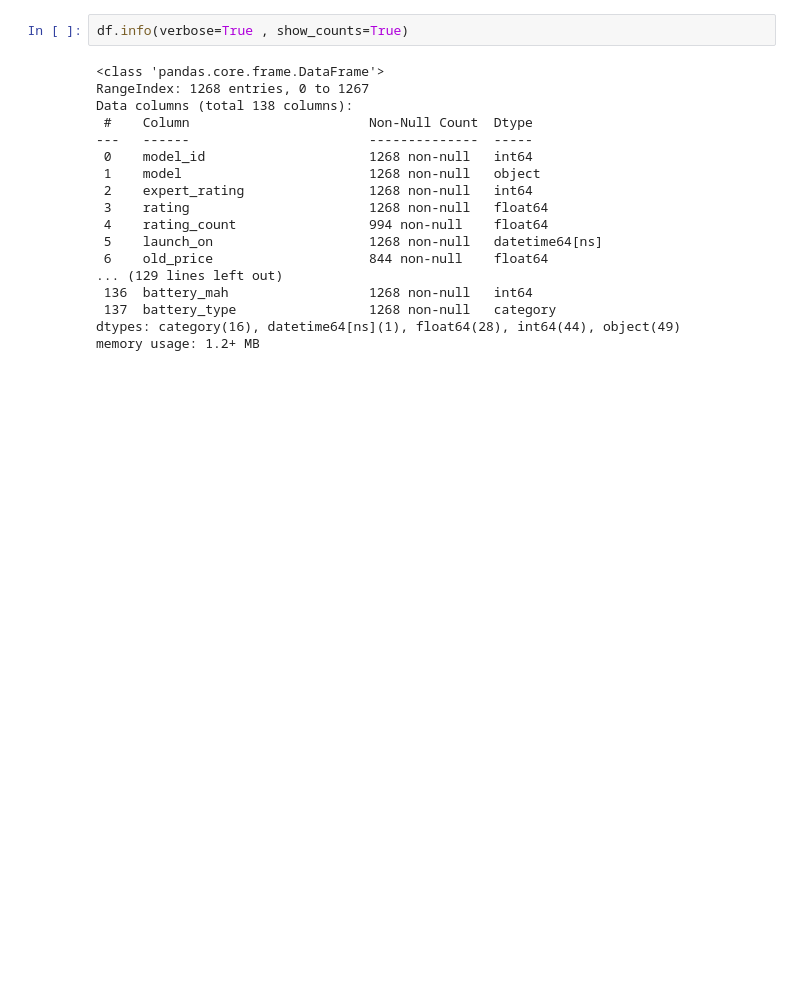
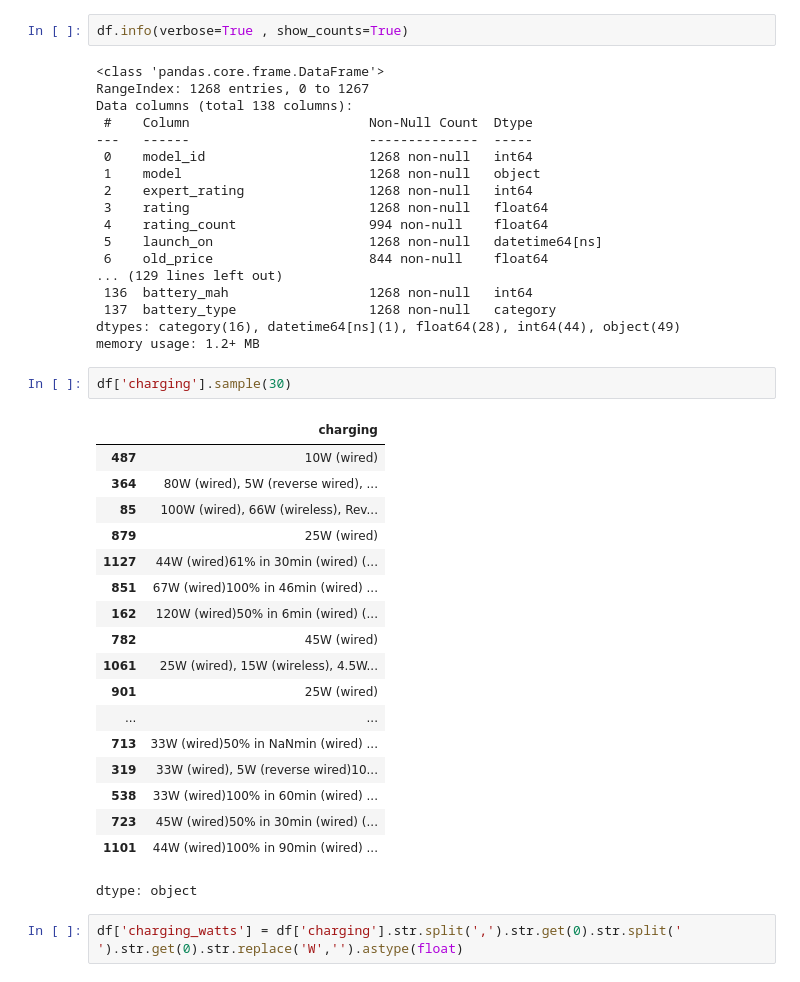
Before and after one commit to rajeshxdatascience/smartphone-recommender-system, a Jupyter notebook: SpecLens_AI_Data_Engineering.ipynb, the cells around one changed output. Drawn from its saved outputs; the diff is of its cells as text; blank space fills up the shorter version.

```diff
--- a/SpecLens_AI_Data_Engineering.ipynb
+++ b/SpecLens_AI_Data_Engineering.ipynb
@@ -4559,3 +4559,26 @@ Data columns (total 138 columns):
  137  battery_type                 1268 non-null   category
 dtypes: category(16), datetime64[ns](1), float64(28), int64(44), object(49)
 memory usage: 1.2+ MB
+# %%
+df['charging'].sample(30)
+# %% [output]
+|  | charging |
+| 487 | 10W (wired) |
+| 364 | 80W (wired), 5W (reverse wired), ... |
+| 85 | 100W (wired), 66W (wireless), Rev... |
+| 879 | 25W (wired) |
+| 1127 | 44W (wired)61% in 30min (wired) (... |
+| 851 | 67W (wired)100% in 46min (wired) ... |
+| 162 | 120W (wired)50% in 6min (wired) (... |
+| 782 | 45W (wired) |
+| 1061 | 25W (wired), 15W (wireless), 4.5W... |
+| 901 | 25W (wired) |
+| ... | ... |
+| 713 | 33W (wired)50% in NaNmin (wired) ... |
+| 319 | 33W (wired), 5W (reverse wired)10... |
+| 538 | 33W (wired)100% in 60min (wired) ... |
+| 723 | 45W (wired)50% in 30min (wired) (... |
+| 1101 | 44W (wired)100% in 90min (wired) ... |
+dtype: object
+# %%
+df['charging_watts'] = df['charging'].str.split(',').str.get(0).str.split(' ').str.get(0).str.replace('W','').astype(float)
```
Also changed, not shown: parts of 9 cells of this notebook.
